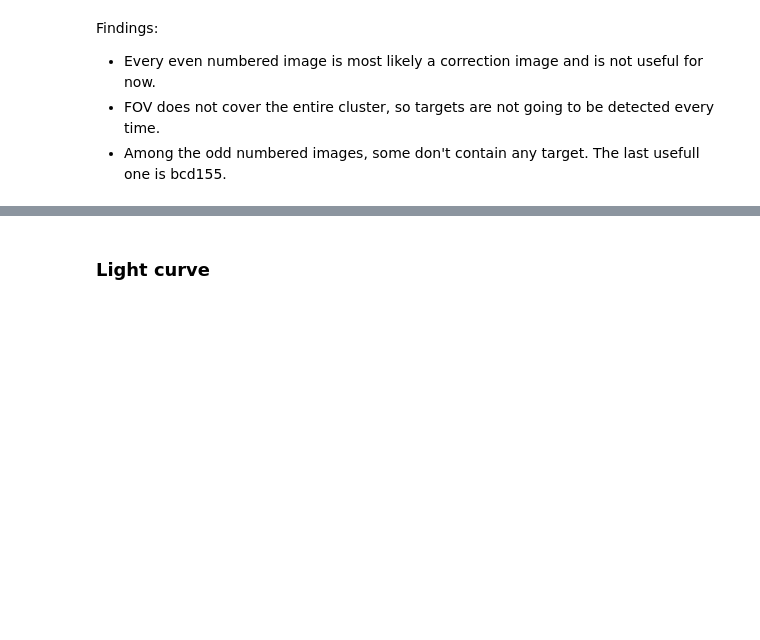
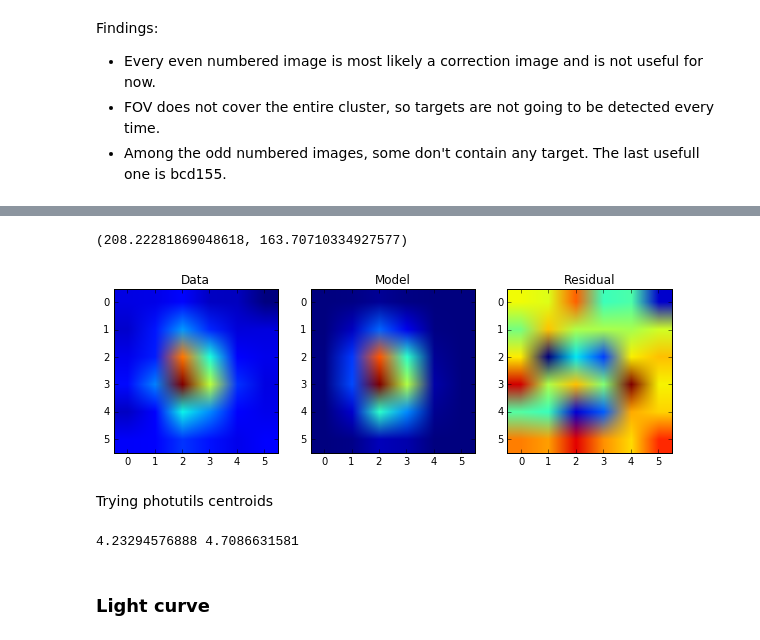
Before and after one commit to eas342/IRAC_photometry, a Jupyter notebook: Photometry Practice.ipynb, the cells around one changed output, grey strips where cells are left out. Drawn from its saved outputs; the diff is of its cells as text; code cells hidden in the pictures; blank space fills up the shorter version.

```diff
--- a/Photometry Practice.ipynb
+++ b/Photometry Practice.ipynb
@@ -144,3 +170,16 @@ Findings:
+# %%
+func.gen_center_g2d(src_pixcrd[5][0], src_pixcrd[5][1], 3, 5, 4, 4, 0, image, model_plotting = True)
+# %% [output]
+(208.22281869048618, 163.70710334927577)
+[figure, added]
+# %% [markdown]
+Trying photutils centroids
+# %%
+data = image[159:169, 204:214]
+x, y = centroid_2dg(data)
+print x, y
+# %% [output]
+4.23294576888 4.7086631581
 # %% [markdown]
 ### Light curve
 # %%
```
Also changed, not shown: parts of 10 cells of this notebook.
